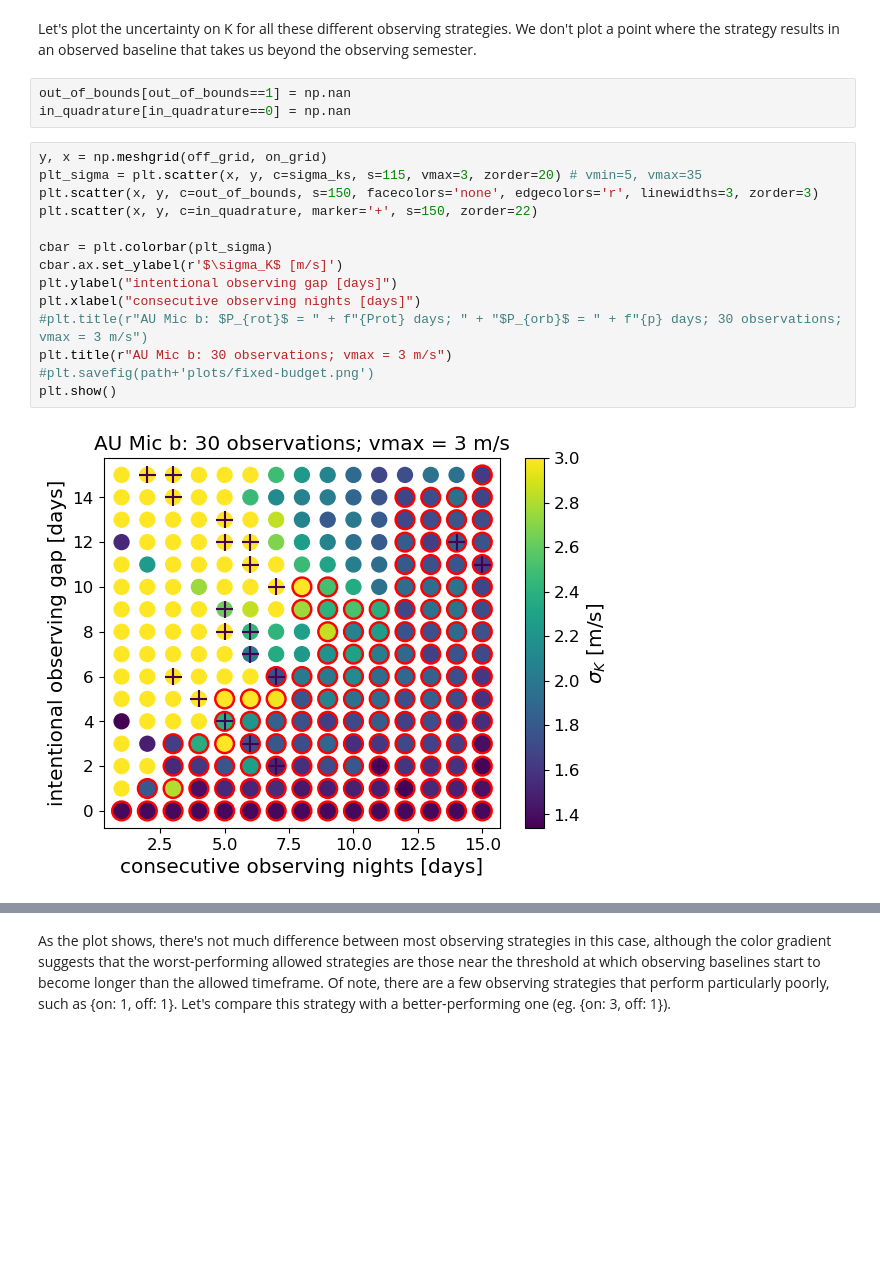
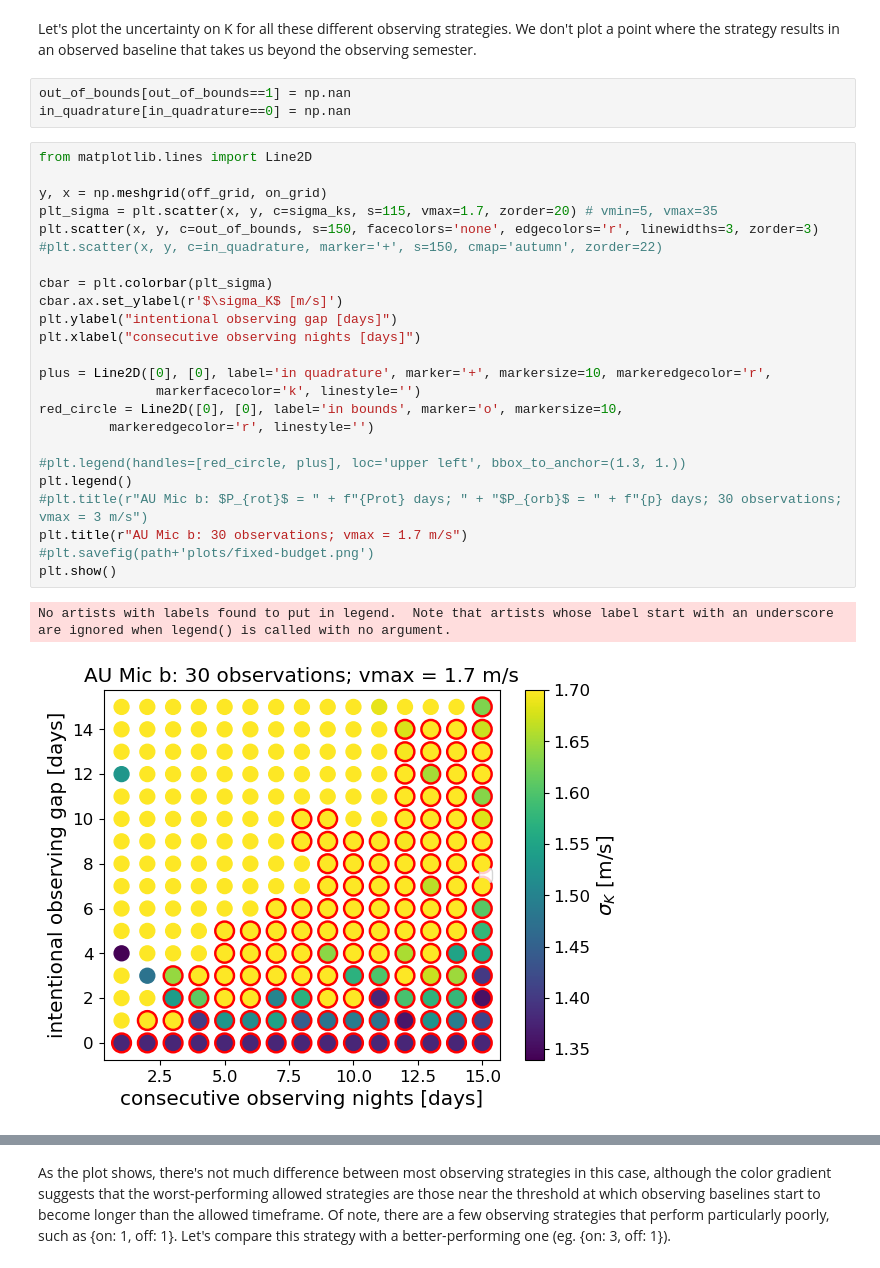
Before and after one commit to exoclam/gaspery, a Jupyter notebook: tutorials/fixed_budget.ipynb, the cells around one changed output, grey strips where cells are left out. Drawn from its saved outputs; the diff is of its cells as text; blank space fills up the shorter version.

```diff
--- a/tutorials/fixed_budget.ipynb
+++ b/tutorials/fixed_budget.ipynb
@@ -242,22 +242,33 @@ for enum_on, on in enumerate(tqdm(on_grid)):
             in_quadrature[enum_on][enum_off] = 1
 # %% [markdown]
 Let's plot the uncertainty on K for all these different observing strategies. We don't plot a point where the strategy results in an observed baseline that takes us beyond the observing semester.
-# %%
-out_of_bounds[out_of_bounds==1] = np.nan
-in_quadrature[in_quadrature==0] = np.nan
+# %%
+out_of_bounds[out_of_bounds==1] = np.nan
+in_quadrature[in_quadrature==0] = np.nan
 # %%
+from matplotlib.lines import Line2D
+
 y, x = np.meshgrid(off_grid, on_grid)
-plt_sigma = plt.scatter(x, y, c=sigma_ks, s=115, vmax=3, zorder=20) # vmin=5, vmax=35
+plt_sigma = plt.scatter(x, y, c=sigma_ks, s=115, vmax=1.7, zorder=20) # vmin=5, vmax=35
 plt.scatter(x, y, c=out_of_bounds, s=150, facecolors='none', edgecolors='r', linewidths=3, zorder=3)
-plt.scatter(x, y, c=in_quadrature, marker='+', s=150, zorder=22)
+#plt.scatter(x, y, c=in_quadrature, marker='+', s=150, cmap='autumn', zorder=22)
 
 cbar = plt.colorbar(plt_sigma)
 cbar.ax.set_ylabel(r'$\sigma_K$ [m/s]')
 plt.ylabel("intentional observing gap [days]")
 plt.xlabel("consecutive observing nights [days]")
+
+plus = Line2D([0], [0], label='in quadrature', marker='+', markersize=10, markeredgecolor='r',
+               markerfacecolor='k', linestyle='')
+red_circle = Line2D([0], [0], label='in bounds', marker='o', markersize=10,
+         markeredgecolor='r', linestyle='')
+
+#plt.legend(handles=[red_circle, plus], loc='upper left', bbox_to_anchor=(1.3, 1.))
+plt.legend()
 #plt.title(r"AU Mic b: $P_{rot}$ = " + f"{Prot} days; " + "$P_{orb}$ = " + f"{p} days; 30 observations; vmax = 3 m/s")
-plt.title(r"AU Mic b: 30 observations; vmax = 3 m/s")
+plt.title(r"AU Mic b: 30 observations; vmax = 1.7 m/s")
 #plt.savefig(path+'plots/fixed-budget.png')
 plt.show()
 # %% [output]
+No artists with labels found to put in legend.  Note that artists whose label start with an underscore are ignored when legend() is called with no argument.
-[figure, old version]
+[figure, new version]
```
Also changed, not shown: parts of 6 cells of this notebook, 2 other files.
